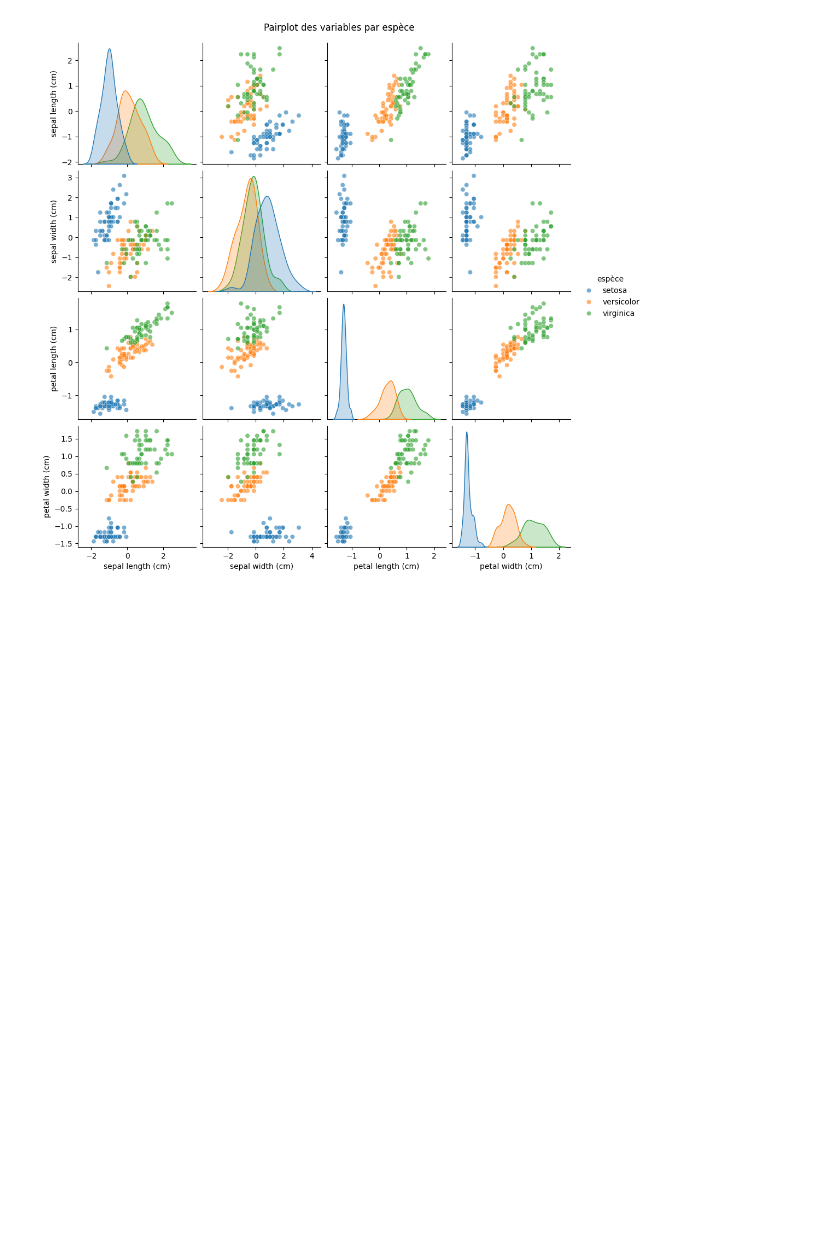
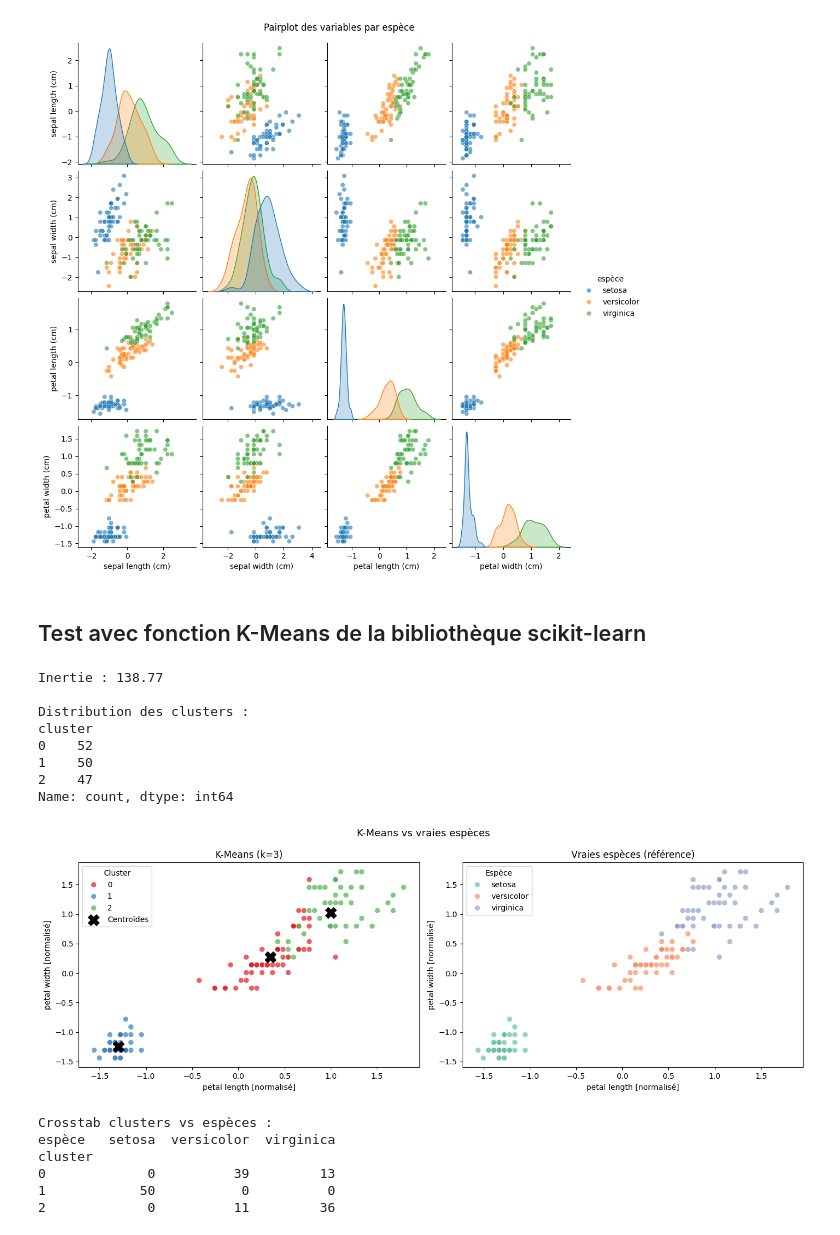
Before and after one commit to axel-achart/customer-personality-analysis, a Jupyter notebook: notebook.ipynb, the cells around one changed output. Cells and saved outputs as stored; diff of their text form; code cells hidden in the pictures; blank space fills up the shorter version.

Commit message:
k-means function from scikit learn with iris dataset OK, import data epicerie

```diff
--- a/notebook.ipynb
+++ b/notebook.ipynb
@@ -148,3 +150,63 @@ plt.suptitle("Pairplot des variables par espèce", y=1.02)
 plt.show()
 # %% [output]
 [figure]
+# %% [markdown]
+## Test avec fonction K-Means de la bibliothèque scikit-learn
+# %%
+from sklearn.cluster import KMeans
+
+k = 3
+kmeans = KMeans(n_clusters=k, random_state=42, n_init=10)
+kmeans.fit(X_scaled)
+labels = kmeans.labels_
+centers = kmeans.cluster_centers_
+
+print(f"Inertie : {kmeans.inertia_:.2f}")
+print(f"\nDistribution des clusters :")
+print(pd.Series(labels, name="cluster").value_counts().sort_index())
+
+# Visualisation clusters vs espèces réelles
+petal_l_idx = features.index("petal length (cm)")
+petal_w_idx = features.index("petal width (cm)")
+
+fig, axes = plt.subplots(1, 2, figsize=(14, 5))
+
+sns.scatterplot(ax=axes[0], x=X_scaled["petal length (cm)"], y=X_scaled["petal width (cm)"],
+                hue=labels, palette="Set1", alpha=0.7, s=50)
+axes[0].scatter(centers[:, petal_l_idx], centers[:, petal_w_idx],
+                marker="X", s=200, c="black", zorder=5, label="Centroïdes")
+axes[0].set_title(f"K-Means (k={k})")
+axes[0].set_xlabel("petal length [normalisé]")
+axes[0].set_ylabel("petal width [normalisé]")
+axes[0].legend(title="Cluster")
+
+species_map = {0: "setosa", 1: "versicolor", 2: "virginica"}
+sns.scatterplot(ax=axes[1], x=X_scaled["petal length (cm)"], y=X_scaled["petal width (cm)"],
+                hue=db["target"].map(species_map), palette="Set2", alpha=0.7, s=50)
+axes[1].set_title("Vraies espèces (référence)")
+axes[1].set_xlabel("petal length [normalisé]")
+axes[1].set_ylabel("petal width [normalisé]")
+axes[1].legend(title="Espèce")
+
+plt.suptitle("K-Means vs vraies espèces", fontsize=13)
+plt.tight_layout()
+plt.show()
+
+print("\nCrosstab clusters vs espèces :")
+print(pd.crosstab(labels, db["target"].map(species_map), rownames=["cluster"], colnames=["espèce"]))
+# %% [output]
+Inertie : 138.77
+
+Distribution des clusters :
+cluster
+0    52
+1    50
+2    47
+Name: count, dtype: int64
+[figure, added]
+Crosstab clusters vs espèces :
+espèce   setosa  versicolor  virginica
+cluster
+0             0          39         13
+1            50           0          0
+2             0          11         36
```
Also changed, not shown: parts of 5 cells of this notebook, 2 other files.
